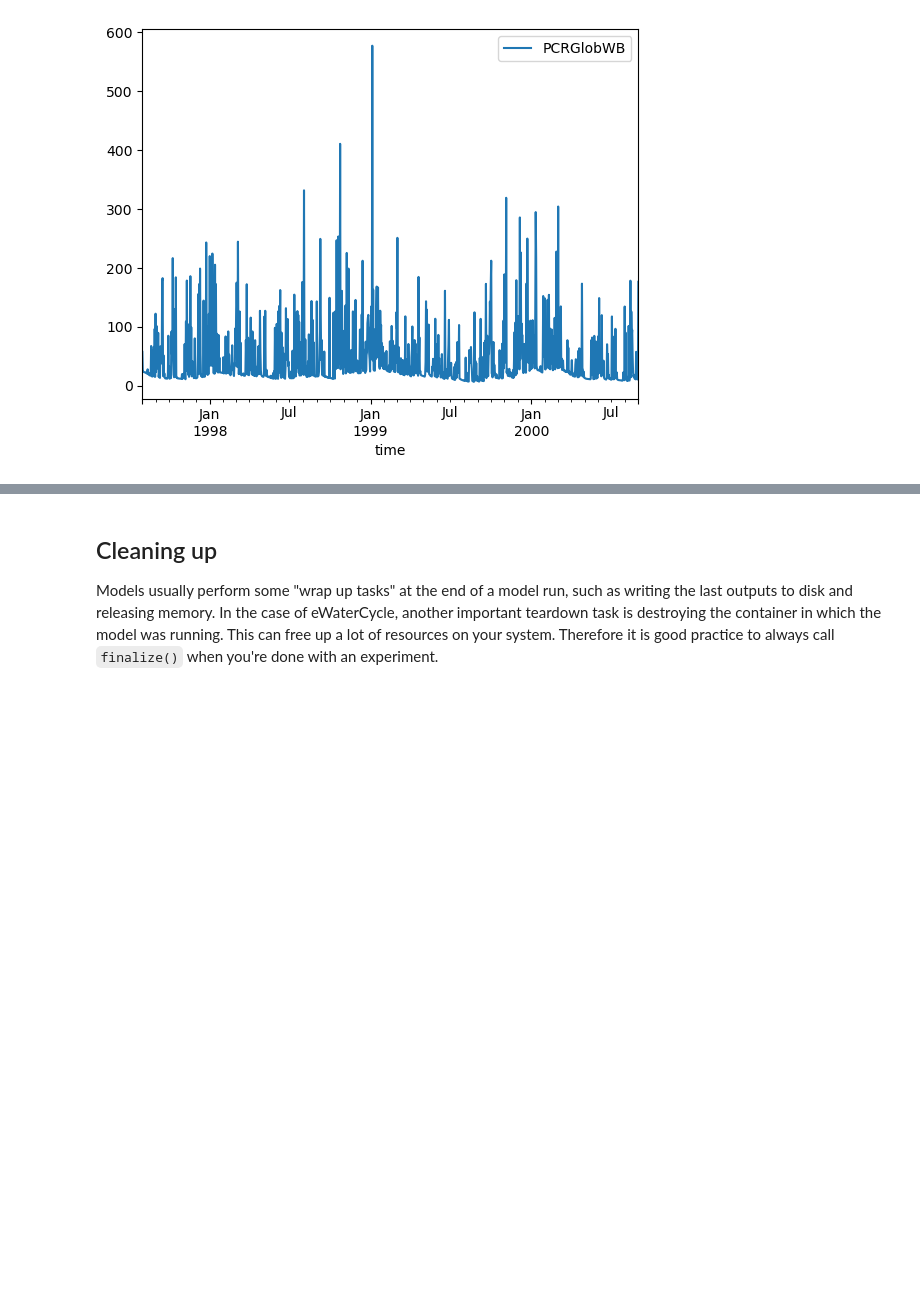
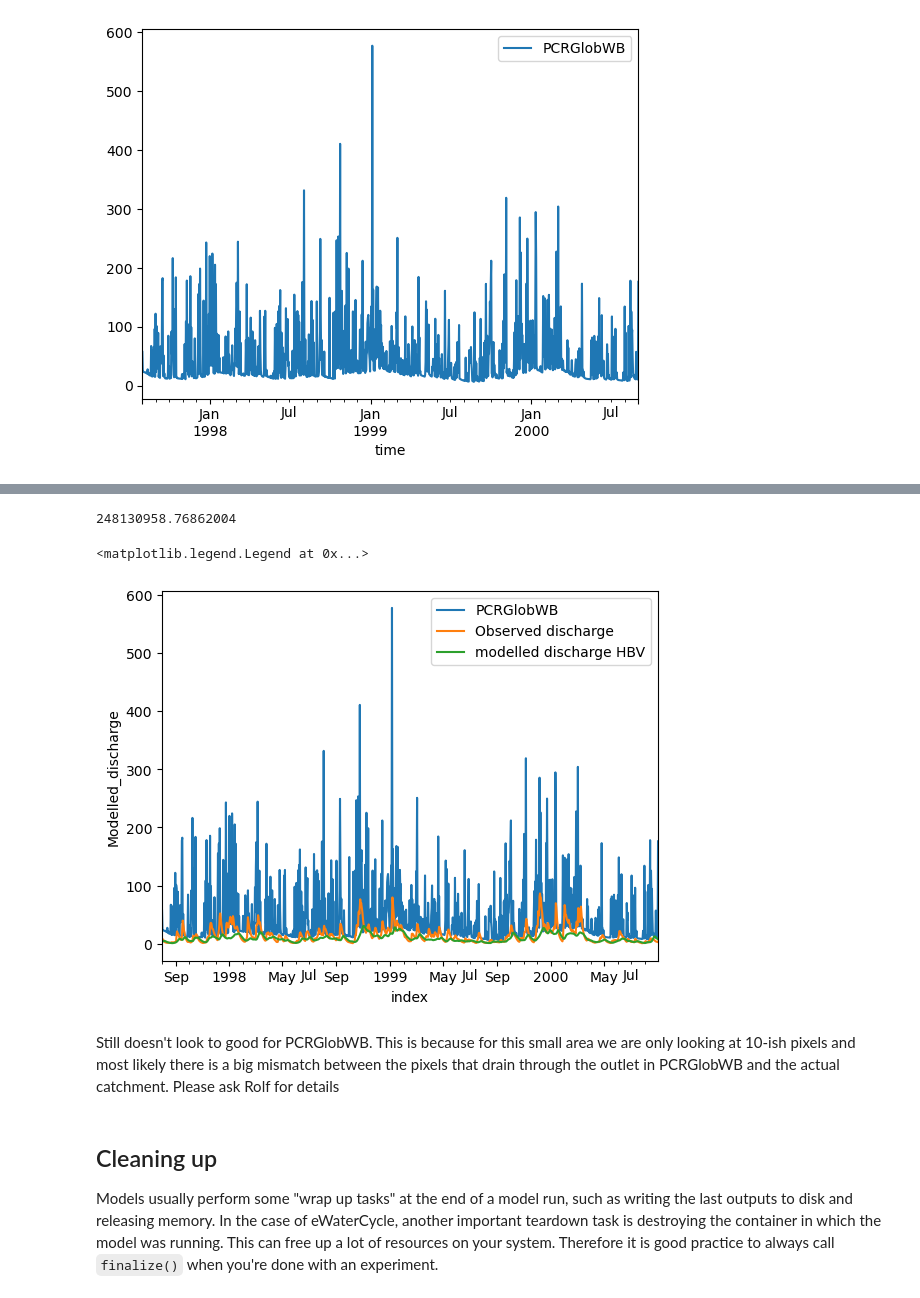
Before and after one commit to eWaterCycle/eurocsdms_workshop, a Jupyter notebook: book/oneModel/additional/pcrglobwb/example_model_run_pcrglobwb.ipynb, the cells around one changed output, grey strips where cells are left out. Drawn from its saved outputs; the diff is of its cells as text; code cells hidden in the pictures; blank space fills up the shorter version.

```diff
--- a/book/oneModel/additional/pcrglobwb/example_model_run_pcrglobwb.ipynb
+++ b/book/oneModel/additional/pcrglobwb/example_model_run_pcrglobwb.ipynb
@@ -210,3 +233,28 @@ timeseries.plot()
+# %%
+# flux_out_Q unit conversion factor from mm/day to m3/s
+conversion_mmday2m3s = 1 / (1000 * 86400)
+# %%
+shape = fiona.open(camelsgb_forcing.shape)
+poly = [shapely.geometry.shape(p["geometry"]) for p in shape][0]
+geod = Geod(ellps="WGS84")
+poly_area, poly_perimeter = geod.geometry_area_perimeter(poly)
+catchment_area_m2 = abs(poly_area)
+print(catchment_area_m2)
+# %% [output]
+248130958.76862004
+# %%
+xr_camelsgb_forcing["Q"]  = xr_camelsgb_forcing["Q"] * conversion_mmday2m3s * catchment_area_m2
+xr_hbv_model_output['Modelled_discharge'] = xr_hbv_model_output['Modelled_discharge']* conversion_mmday2m3s * catchment_area_m2
+# %%
+timeseries.plot()
+xr_camelsgb_forcing["Q"].plot(label="Observed discharge")
+xr_hbv_model_output['Modelled_discharge'].plot(label="modelled discharge HBV")
+plt.legend()
+# %% [output]
+<matplotlib.legend.Legend at 0x...>
+[figure, added]
+# %% [markdown]
+Still doesn't look to good for PCRGlobWB. This is because for this small area we are only looking at 10-ish pixels and most likely there is a big mismatch between the pixels that drain through the outlet in PCRGlobWB and the actual catchment. Please ask Rolf for details
 # %% [markdown]
 ## Cleaning up
 
```
Also changed, not shown: parts of 5 cells of this notebook, 1 other file.
